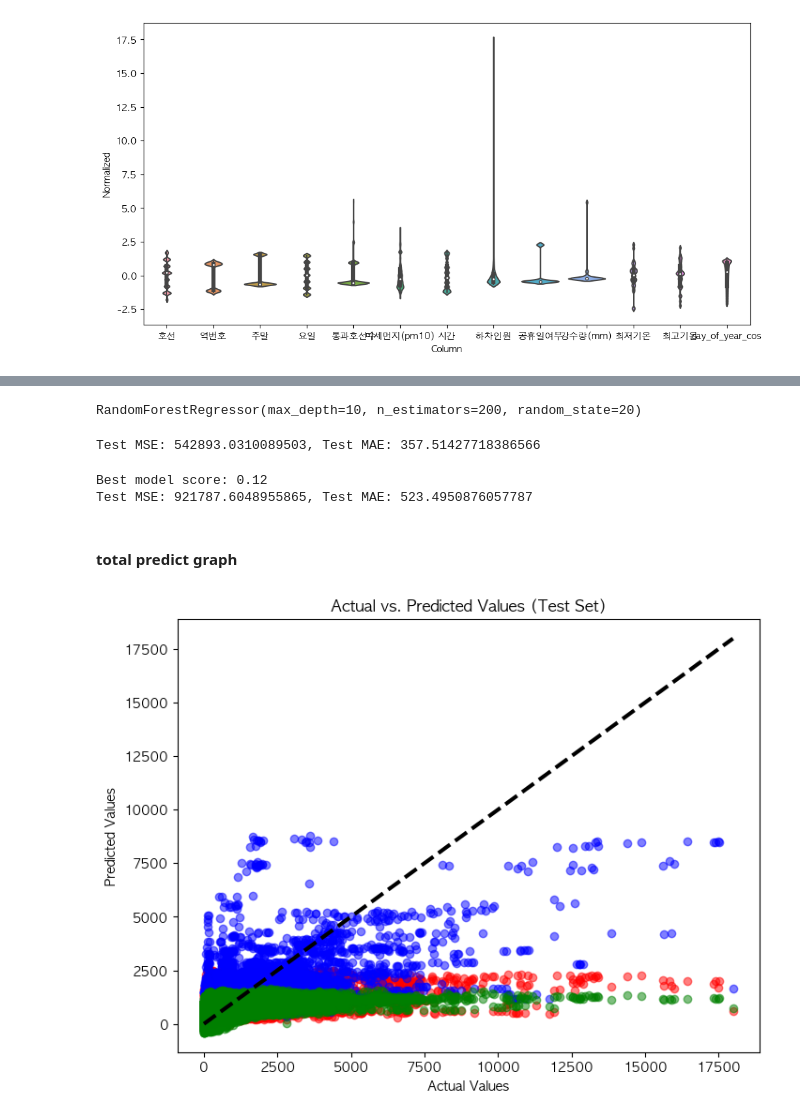
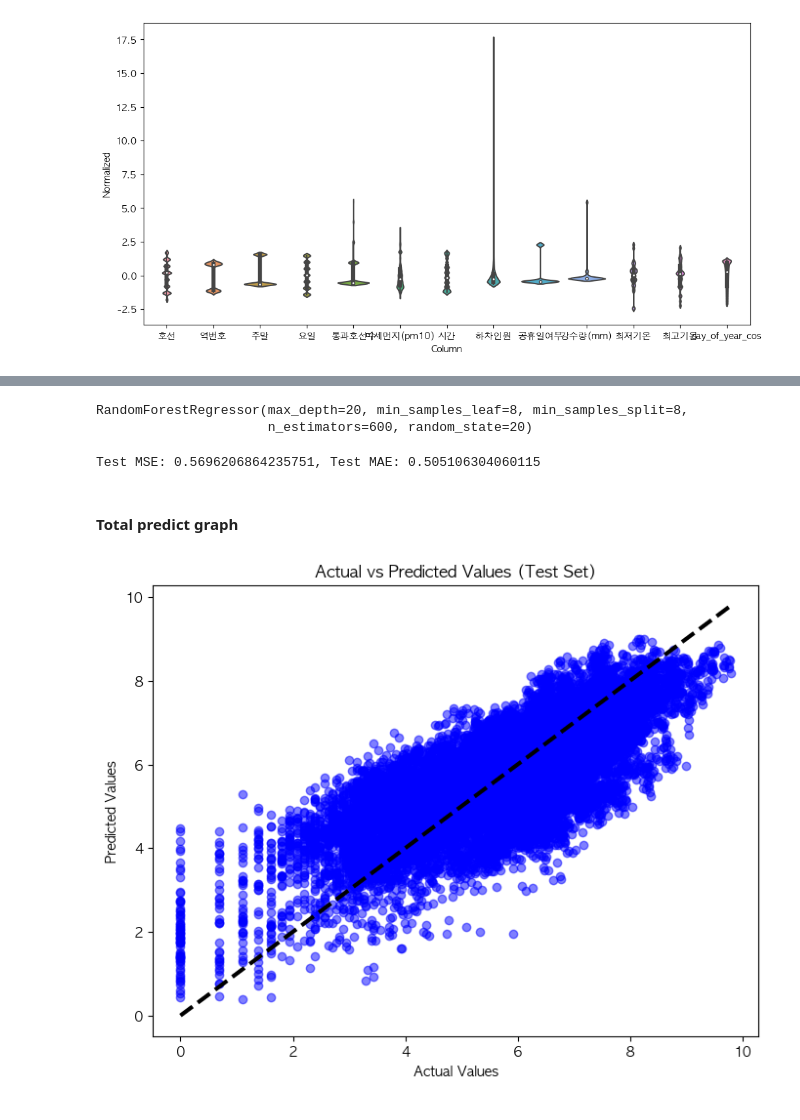
Before and after one commit to SeungminKimdev/seoul-busroute-analysis, a Jupyter notebook: MLmake.ipynb, the cells around one changed output, grey strips where cells are left out. Saved outputs shown, nothing was run; the diff lists cells and outputs as text; code cells hidden in the pictures.

Commit message:
feat : parameter tuning

```diff
--- a/MLmake.ipynb
+++ b/MLmake.ipynb
@@ -28,7 +29,9 @@ from sklearn.metrics import mean_squared_error, r2_score, mean_absolute_error
 #tensorflow's keras 학습
 #https://www.tensorflow.org/guide/keras/train_and_evaluate?hl=ko&_gl=1*us1bn2*_up*MQ..*_ga*MTAyMzk2OTc5MS4xNzExNjkxMTA0*_ga_W0YLR4190T*MTcxMTY5ODEyMi4yLjAuMTcxMTY5ODEyMi4wLjAuMA..
 # %%
-df = pd.read_csv('learningdata/testdata_202301.csv',encoding='utf-8')
+df_origin = pd.read_csv('learningdata/testdata_2023.csv',encoding='utf-8')
+df = df_origin[df_origin['일시'].str.startswith('2023-01')].copy()
+#df = df_origin[df_origin['호선']==2].copy()
 df.head(5)
 # %% [output]
 |  | 일시 | 호선 | 역번호 | 역명 | 주말 | 요일 | 통과호선수 | 미세먼지(pm10) | 시간 | 하차인원 | 공휴일여부 | ... |
@@ -73,3 +77,6 @@ ax = sns.violinplot(x='Column', y='Normalized', data=df_std)
 _ = ax.set_xticklabels(df.keys(), rotation=0)
 # %% [output]
 [figure]
+# %%
+df['하차인원'] = df['하차인원'].apply(np.log1p)
+df['강수량(mm)'] = df['강수량(mm)'].apply(np.log1p)
@@ -136,14 +163,13 @@ keras_pred = keras_model.predict(X_test)
 # %%
 '''
 param_grid = {
-    'n_estimators': [50, 100, 200],
-    'max_depth': [10, 20, None]
+    'min_samples_leaf' : [4, 8],
+    'min_samples_split' : [8, 16]
 }
 
-grid_search = GridSearchCV(RandomForestRegressor(random_state=20), param_grid, cv=5, scoring='neg_mean_squared_error', verbose=2)
+grid_search = GridSearchCV(RandomForestRegressor(random_state=20, n_estimators=600, max_depth=20), param_grid, cv=3, scoring='neg_mean_squared_error', verbose=2)
 grid_search.fit(X_train, y_train)
 
 print("Best parameters:", grid_search.best_params_)
-best_rf_model = grid_search.best_estimator_
-# Best parameters: {'max_depth': 10, 'n_estimators': 200}
 '''
+# Best parameters: {'max_depth': 20, 'n_estimators': 600, 'min_samples_leaf': 8, 'min_samples_split': 8}
@@ -158,8 +176,9 @@ Best parameters: {'max_depth': 10, 'n_estimators': 200}
 # %%
-best_rf_model = RandomForestRegressor(random_state=20, max_depth=10, n_estimators=200)
+best_rf_model = RandomForestRegressor(random_state=20, max_depth=20, n_estimators=600, min_samples_leaf=8, min_samples_split=8)
 best_rf_model.fit(X_train, y_train)
 # %% [output]
-RandomForestRegressor(max_depth=10, n_estimators=200, random_state=20)
+RandomForestRegressor(max_depth=20, min_samples_leaf=8, min_samples_split=8,
+                      n_estimators=600, random_state=20)
 # %%
 # 테스트 데이터로 성능 평가
 rf_pred = best_rf_model.predict(X_test)
@@ -167,4 +186,4 @@ mse = mean_squared_error(y_test, rf_pred)
 mae = mean_absolute_error(y_test, rf_pred)
 print(f"Test MSE: {mse}, Test MAE: {mae}")
 # %% [output]
-Test MSE: 542893.0310089503, Test MAE: 357.51427718386566
+Test MSE: 0.5696206864235751, Test MAE: 0.505106304060115
@@ -183,24 +190,13 @@ best_lr_model = grid_search.best_estimator_
-# %%
-lr_pred = best_lr_model.predict(X_test)
-score = r2_score(y_test, lr_pred)
-mse = mean_squared_error(y_test, lr_pred)
-mae = mean_absolute_error(y_test, lr_pred)
-print(f"Best model score: {score:.2f}")
-print(f"Test MSE: {mse}, Test MAE: {mae}")
-# %% [output]
-Best model score: 0.12
-Test MSE: 921787.6048955865, Test MAE: 523.4950876057787
 # %% [markdown]
-#### total predict graph
+#### Total predict graph
 # %%
 plt.figure(figsize=(8, 6))
-plt.scatter(y_test, keras_pred, alpha=0.5, c='red')
+#plt.scatter(y_test, keras_pred, alpha=0.5, c='red')
 plt.scatter(y_test, rf_pred, alpha=0.5, c='blue')
-plt.scatter(y_test, lr_pred, alpha=0.5, c='green')
 plt.xlabel('Actual Values')
 plt.ylabel('Predicted Values')
-plt.title('Actual vs. Predicted Values (Test Set)')
+plt.title('Actual vs Predicted Values (Test Set)')
 plt.plot([y_test.min(), y_test.max()], [y_test.min(), y_test.max()], 'k--', lw=3)
 plt.show()
 # %% [output]
-[figure, old version]
+[figure, new version]
```
Also changed, not shown: parts of 14 cells of this notebook, 2 other files.
